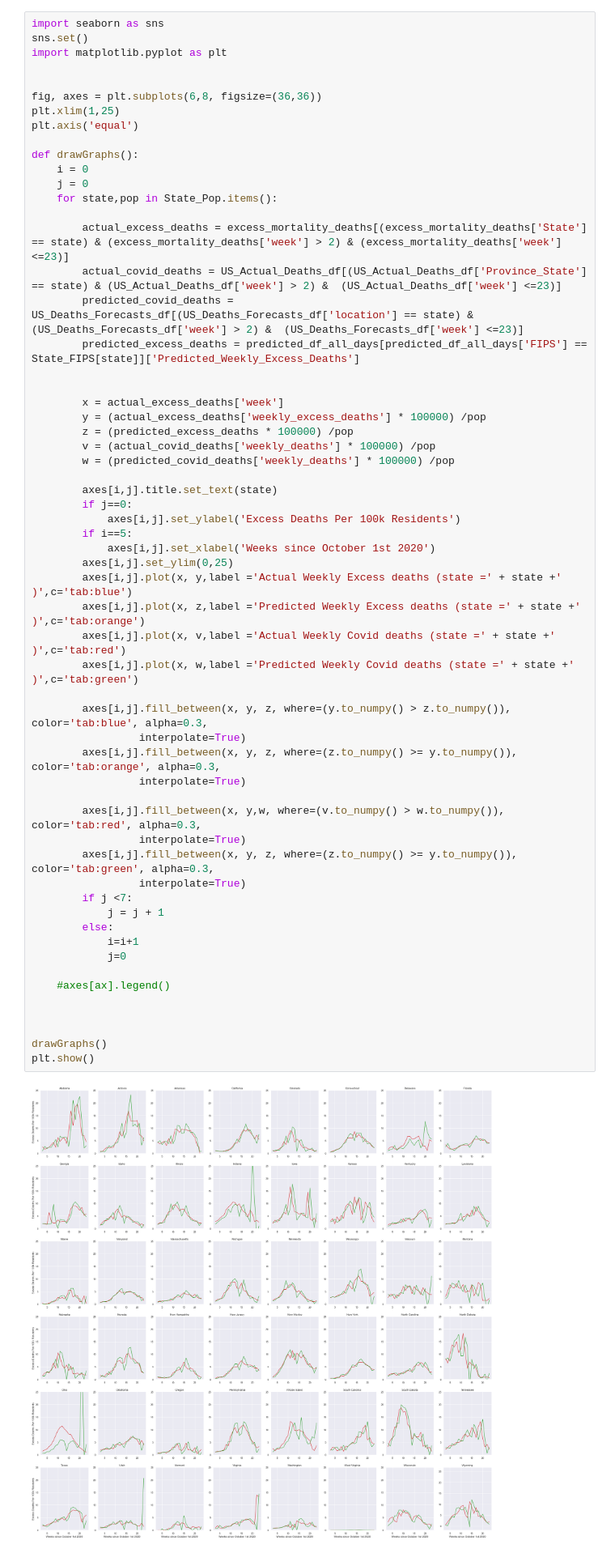
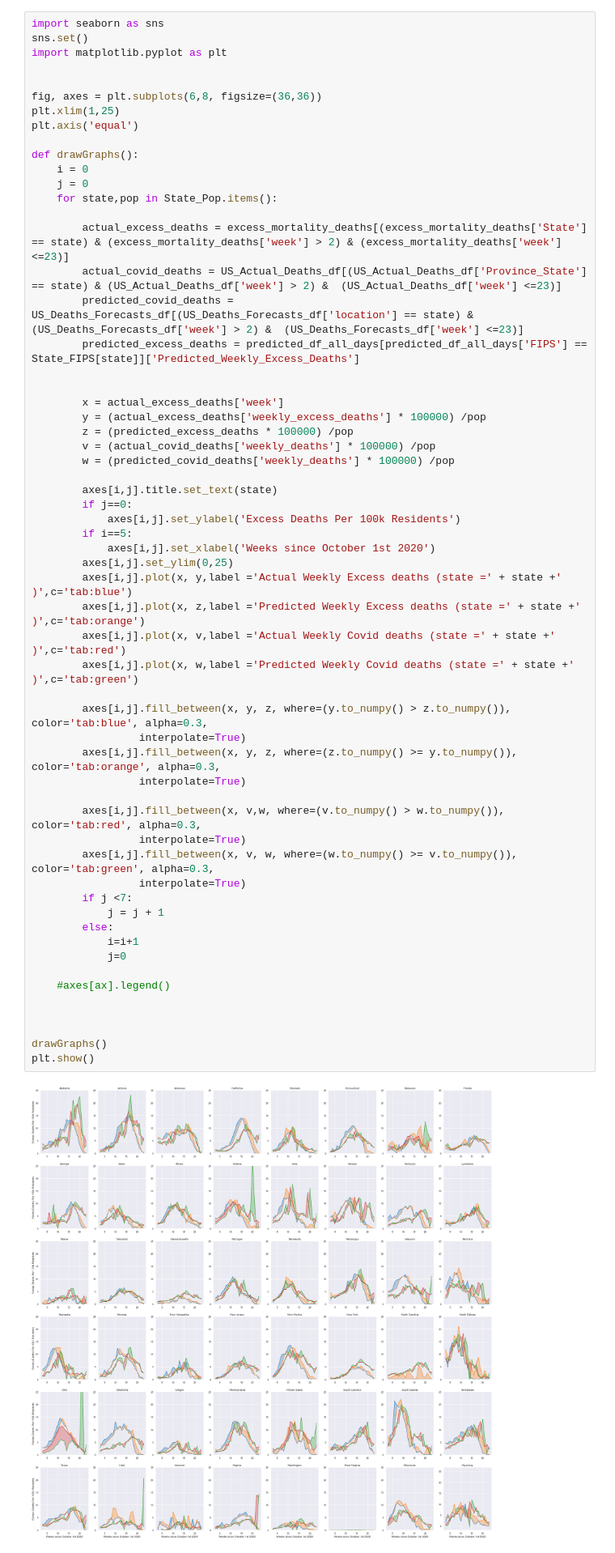
Before and after one commit to sakethsundar/covid-excess-mortality, a Jupyter notebook: excess_state_mortality_forecaster.ipynb, the cells around one changed output. Shown at 81% size. Cells and saved outputs as stored; diff of their text form.

Commit message:
updated charts

```diff
--- a/excess_state_mortality_forecaster.ipynb
+++ b/excess_state_mortality_forecaster.ipynb
@@ -592,33 +592,33 @@ def drawGraphs():
         if j==0:
             axes[i,j].set_ylabel('Excess Deaths Per 100k Residents')
         if i==5:
             axes[i,j].set_xlabel('Weeks since October 1st 2020')
         axes[i,j].set_ylim(0,25)
         axes[i,j].plot(x, y,label ='Actual Weekly Excess deaths (state =' + state +' )',c='tab:blue')
         axes[i,j].plot(x, z,label ='Predicted Weekly Excess deaths (state =' + state +' )',c='tab:orange')
         axes[i,j].plot(x, v,label ='Actual Weekly Covid deaths (state =' + state +' )',c='tab:red')
         axes[i,j].plot(x, w,label ='Predicted Weekly Covid deaths (state =' + state +' )',c='tab:green')
 
         axes[i,j].fill_between(x, y, z, where=(y.to_numpy() > z.to_numpy()), color='tab:blue', alpha=0.3,
                  interpolate=True)
         axes[i,j].fill_between(x, y, z, where=(z.to_numpy() >= y.to_numpy()), color='tab:orange', alpha=0.3,
                  interpolate=True)
 
-        axes[i,j].fill_between(x, y,w, where=(v.to_numpy() > w.to_numpy()), color='tab:red', alpha=0.3,
+        axes[i,j].fill_between(x, v,w, where=(v.to_numpy() > w.to_numpy()), color='tab:red', alpha=0.3,
                  interpolate=True)
-        axes[i,j].fill_between(x, y, z, where=(z.to_numpy() >= y.to_numpy()), color='tab:green', alpha=0.3,
+        axes[i,j].fill_between(x, v, w, where=(w.to_numpy() >= v.to_numpy()), color='tab:green', alpha=0.3,
                  interpolate=True)
         if j <7:
             j = j + 1
         else:
             i=i+1
             j=0
 
     #axes[ax].legend()
 
 
 
 drawGraphs()
 plt.show()
 # %% [output]
-[figure, old version]
+[figure, new version]
```
